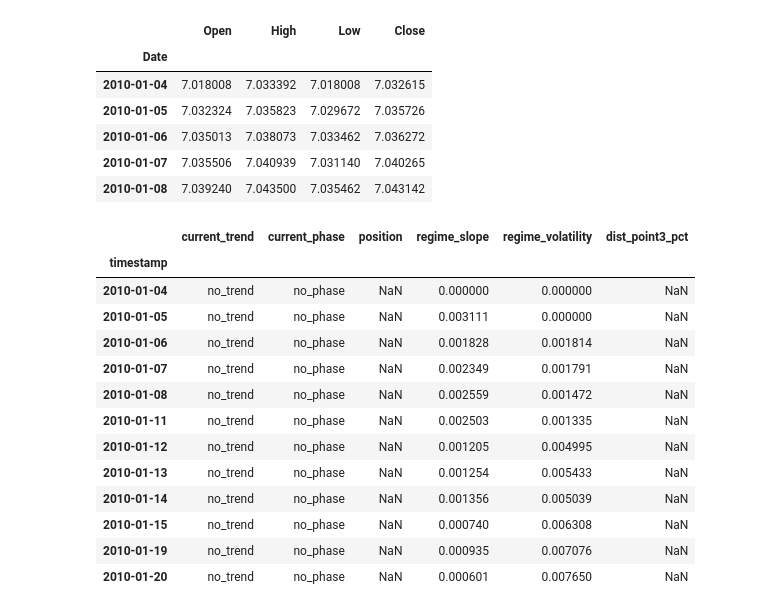
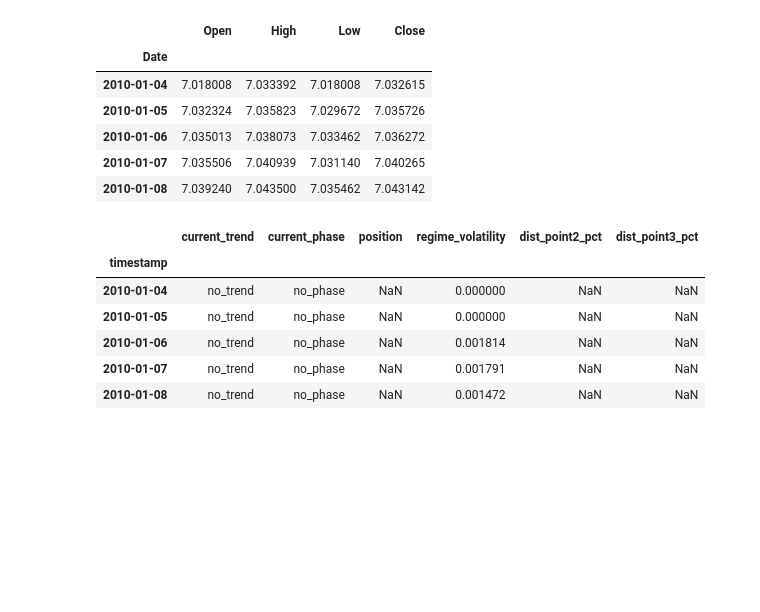
Before and after one commit to houjiacheng435-a11y/cpd_project, a Jupyter notebook: example_market_state.ipynb, the cells around one changed output. Saved outputs shown, nothing was run; the diff lists cells and outputs as text; code cells hidden in the pictures; blank space fills up the shorter version.

```diff
--- a/example_market_state.ipynb
+++ b/example_market_state.ipynb
@@ -60,20 +58,13 @@ state_df = build_market_state_vector(
 )
 # %%
 core_state_df = get_core_state_vector(state_df)
-core_state_df.head(12)
+core_state_df.head()
 # %% [output]
-|  | current_trend | current_phase | position | regime_slope | regime_volatility | dist_point3_pct |
+|  | current_trend | current_phase | position | regime_volatility | dist_point2_pct | dist_point3_pct |
 | timestamp |  |  |  |  |  |  |
-| 2010-01-04 | no_trend | no_phase | NaN | 0.000000 | 0.000000 | NaN |
-| 2010-01-05 | no_trend | no_phase | NaN | 0.003111 | 0.000000 | NaN |
-| 2010-01-06 | no_trend | no_phase | NaN | 0.001828 | 0.001814 | NaN |
-| 2010-01-07 | no_trend | no_phase | NaN | 0.002349 | 0.001791 | NaN |
-| 2010-01-08 | no_trend | no_phase | NaN | 0.002559 | 0.001472 | NaN |
-| 2010-01-11 | no_trend | no_phase | NaN | 0.002503 | 0.001335 | NaN |
-| 2010-01-12 | no_trend | no_phase | NaN | 0.001205 | 0.004995 | NaN |
-| 2010-01-13 | no_trend | no_phase | NaN | 0.001254 | 0.005433 | NaN |
-| 2010-01-14 | no_trend | no_phase | NaN | 0.001356 | 0.005039 | NaN |
-| 2010-01-15 | no_trend | no_phase | NaN | 0.000740 | 0.006308 | NaN |
-| 2010-01-19 | no_trend | no_phase | NaN | 0.000935 | 0.007076 | NaN |
-| 2010-01-20 | no_trend | no_phase | NaN | 0.000601 | 0.007650 | NaN |
+| 2010-01-04 | no_trend | no_phase | NaN | 0.000000 | NaN | NaN |
+| 2010-01-05 | no_trend | no_phase | NaN | 0.000000 | NaN | NaN |
+| 2010-01-06 | no_trend | no_phase | NaN | 0.001814 | NaN | NaN |
+| 2010-01-07 | no_trend | no_phase | NaN | 0.001791 | NaN | NaN |
+| 2010-01-08 | no_trend | no_phase | NaN | 0.001472 | NaN | NaN |
 # %%
```
Also changed, not shown: parts of 18 cells of this notebook, 6 other files.
